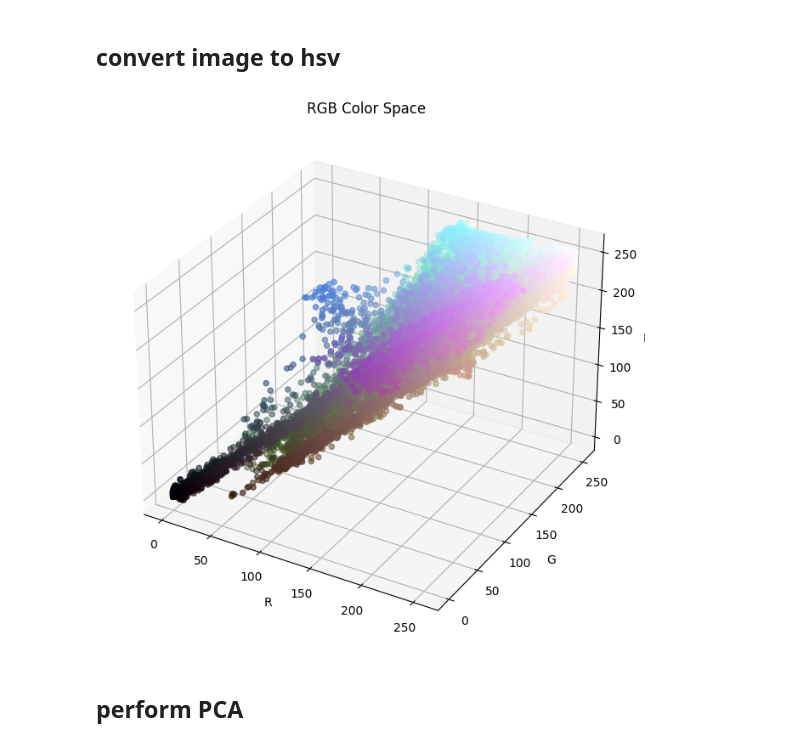
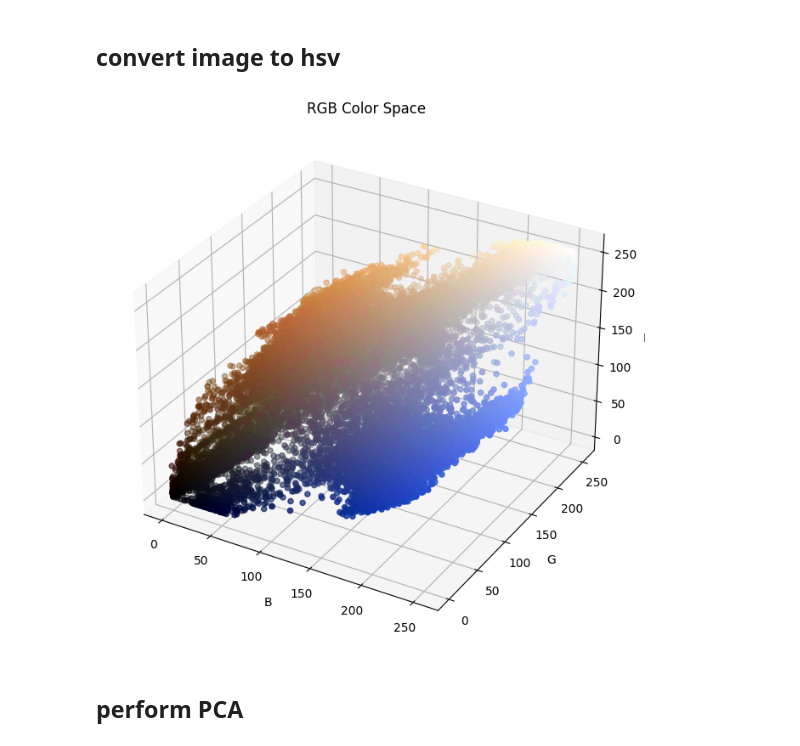
Before and after one commit to Timo1024/stamps, a Jupyter notebook: src/server/image_color_detection/pca_color_detection.ipynb, the cells around one changed output. Saved outputs shown, nothing was run; the diff lists cells and outputs as text; code cells hidden in the pictures.

```diff
--- a/src/server/image_color_detection/pca_color_detection.ipynb
+++ b/src/server/image_color_detection/pca_color_detection.ipynb
@@ -13,6 +13,6 @@ from sklearn.metrics import silhouette_score
 ## load image
 # %%
 # load image from path ../../image_detection/images_test/test/01.png
-image = cv2.imread('./test_images/04.png')
+image = cv2.imread('./test_images/02.png')
 # %% [markdown]
 ## convert image to hsv
@@ -24,17 +19,25 @@ pixels = hsv_image.reshape(-1, 3)
 # %%
+hsv_image = cv2.cvtColor(image, cv2.COLOR_BGR2HSV)
+
+# Reshape the image to be a list of pixels
+pixels = hsv_image.reshape(-1, 3)
+
 pixels_bgr = image.reshape(-1, 3)
 
 fig = plt.figure(figsize=(10, 8))
 ax = fig.add_subplot(111, projection='3d')
-ax.scatter(pixels_bgr[:, 0], pixels_bgr[:, 1], pixels_bgr[:, 2], c=pixels_bgr / 255.0, marker='o')
-# ax.scatter(pixels[:, 0], pixels[:, 1], pixels[:, 2], c=pixels / 255.0, marker='o')
-ax.set_xlabel('R')
+ax.scatter(pixels_bgr[:, 0], pixels_bgr[:, 1], pixels_bgr[:, 2], c=pixels_bgr[:, [2, 1, 0]] / 255.0, marker='o')
+ax.set_xlabel('B')
 ax.set_ylabel('G')
-ax.set_zlabel('B')
+ax.set_zlabel('R')
 ax.set_title('RGB Color Space')
+
+# Rotate the plot
+# ax.view_init(elev=70, azim=40)
+
 plt.show()
 # %% [output]
-[figure, old version]
+[figure, new version]
 # %% [markdown]
 ## perform PCA
 # %%
```
Also changed, not shown: parts of 7 cells of this notebook.
